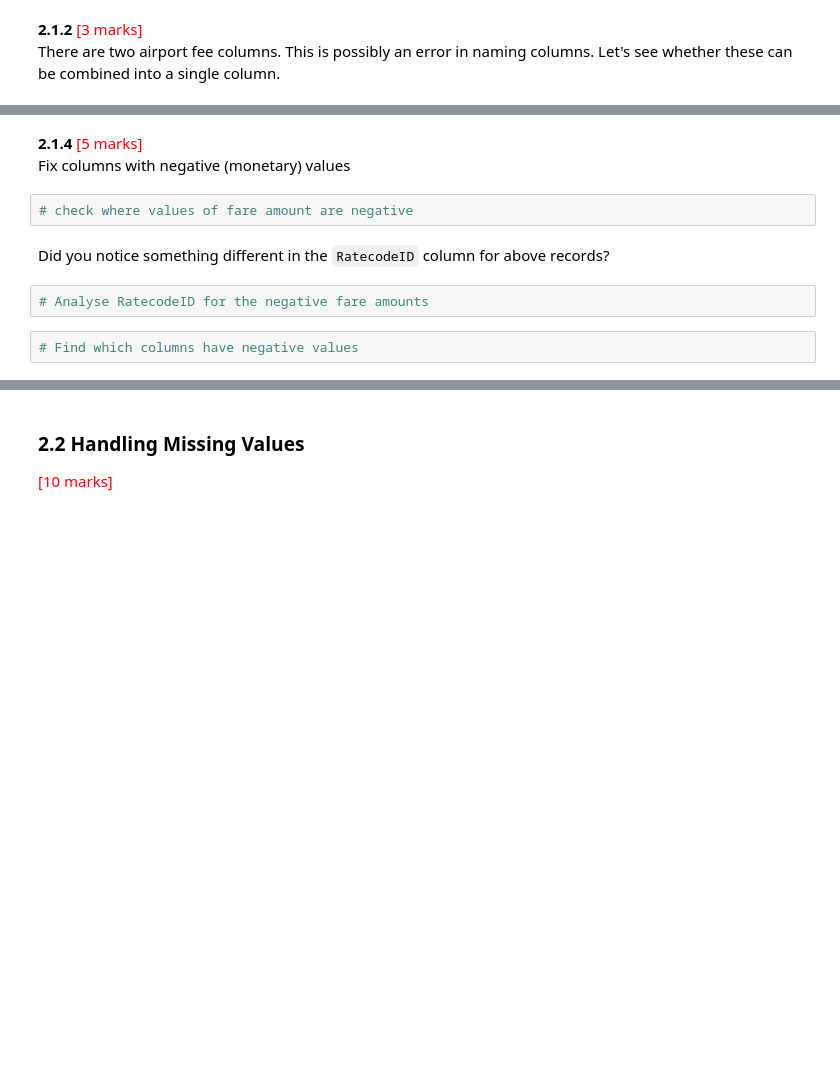
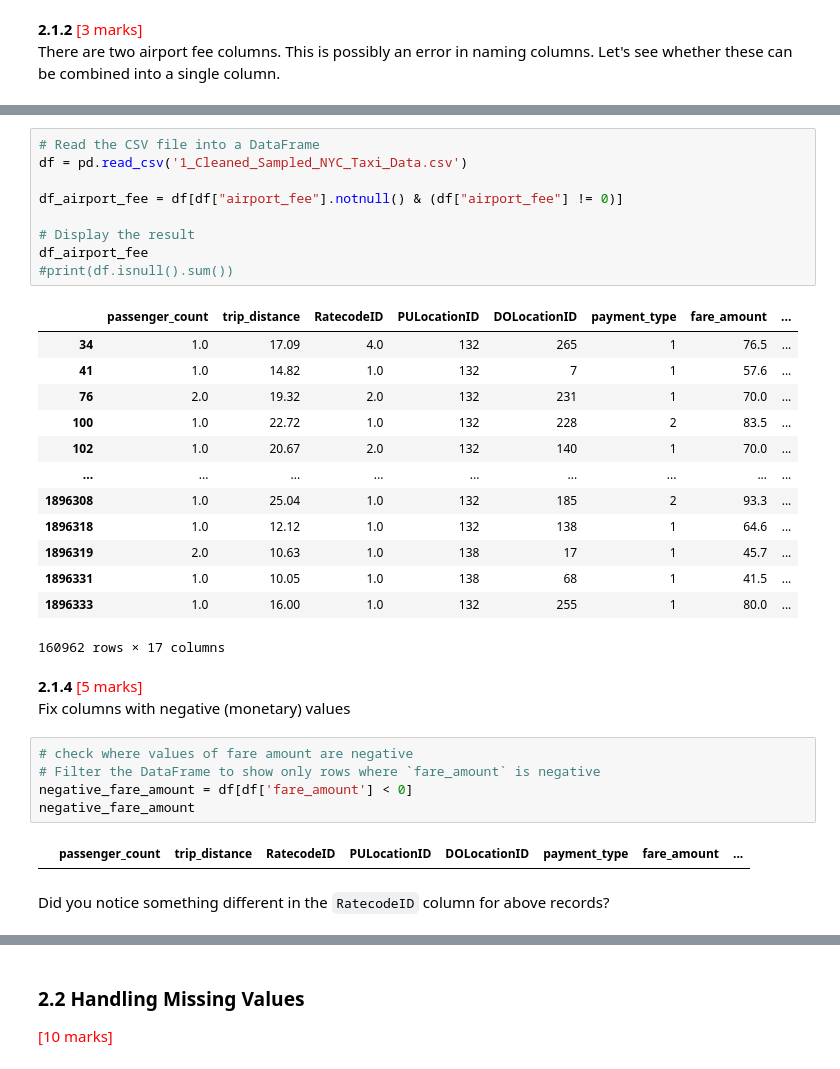
Before and after one commit to SUBHASISHBISWAS/UpGrad, a Jupyter notebook: Code/Courses/C1-SQL and Statistics Essentials/M7-NYC Taxi Records Analysis/SUBHASISH BISWAS/EDA NYC Taxi/EDA_Assg_NYC_Taxi_Starter.ipynb, the cells around one changed output, grey strips where cells are left out. Cells and saved outputs as stored; diff of their text form; blank space fills up the shorter version.

```diff
--- a/Code/Courses/C1-SQL and Statistics Essentials/M7-NYC Taxi Records Analysis/SUBHASISH BISWAS/EDA NYC Taxi/EDA_Assg_NYC_Taxi_Starter.ipynb
+++ b/Code/Courses/C1-SQL and Statistics Essentials/M7-NYC Taxi Records Analysis/SUBHASISH BISWAS/EDA NYC Taxi/EDA_Assg_NYC_Taxi_Starter.ipynb
@@ -241,11 +377,35 @@ There are two airport fee columns. This is possibly an error in naming columns.
+# %%
+# Read the CSV file into a DataFrame
+df = pd.read_csv('1_Cleaned_Sampled_NYC_Taxi_Data.csv')
+
+df_airport_fee = df[df["airport_fee"].notnull() & (df["airport_fee"] != 0)]
+
+# Display the result
+df_airport_fee
+#print(df.isnull().sum())
+# %% [output]
+|  | passenger_count | trip_distance | RatecodeID | PULocationID | DOLocationID | payment_type | fare_amount | ... |
+| 34 | 1.0 | 17.09 | 4.0 | 132 | 265 | 1 | 76.5 | ... |
+| 41 | 1.0 | 14.82 | 1.0 | 132 | 7 | 1 | 57.6 | ... |
+| 76 | 2.0 | 19.32 | 2.0 | 132 | 231 | 1 | 70.0 | ... |
+| 100 | 1.0 | 22.72 | 1.0 | 132 | 228 | 2 | 83.5 | ... |
+| 102 | 1.0 | 20.67 | 2.0 | 132 | 140 | 1 | 70.0 | ... |
+| ... | ... | ... | ... | ... | ... | ... | ... | ... |
+| 1896308 | 1.0 | 25.04 | 1.0 | 132 | 185 | 2 | 93.3 | ... |
+| 1896318 | 1.0 | 12.12 | 1.0 | 132 | 138 | 1 | 64.6 | ... |
+| 1896319 | 2.0 | 10.63 | 1.0 | 138 | 17 | 1 | 45.7 | ... |
+| 1896331 | 1.0 | 10.05 | 1.0 | 138 | 68 | 1 | 41.5 | ... |
+| 1896333 | 1.0 | 16.00 | 1.0 | 132 | 255 | 1 | 80.0 | ... |
+160962 rows × 17 columns
 # %% [markdown]
 **2.1.4** <font color = red>[5 marks]</font> <br>
 Fix columns with negative (monetary) values
 # %%
 # check where values of fare amount are negative
+# Filter the DataFrame to show only rows where `fare_amount` is negative
+negative_fare_amount = df[df['fare_amount'] < 0]
+negative_fare_amount
+# %% [output]
+|  | passenger_count | trip_distance | RatecodeID | PULocationID | DOLocationID | payment_type | fare_amount | ... |
 # %% [markdown]
 Did you notice something different in the `RatecodeID` column for above records?
-# %%
-# Analyse RatecodeID for the negative fare amounts
-# %%
-# Find which columns have negative values
```
Also changed, not shown: parts of 59 cells of this notebook, 1 other file.
